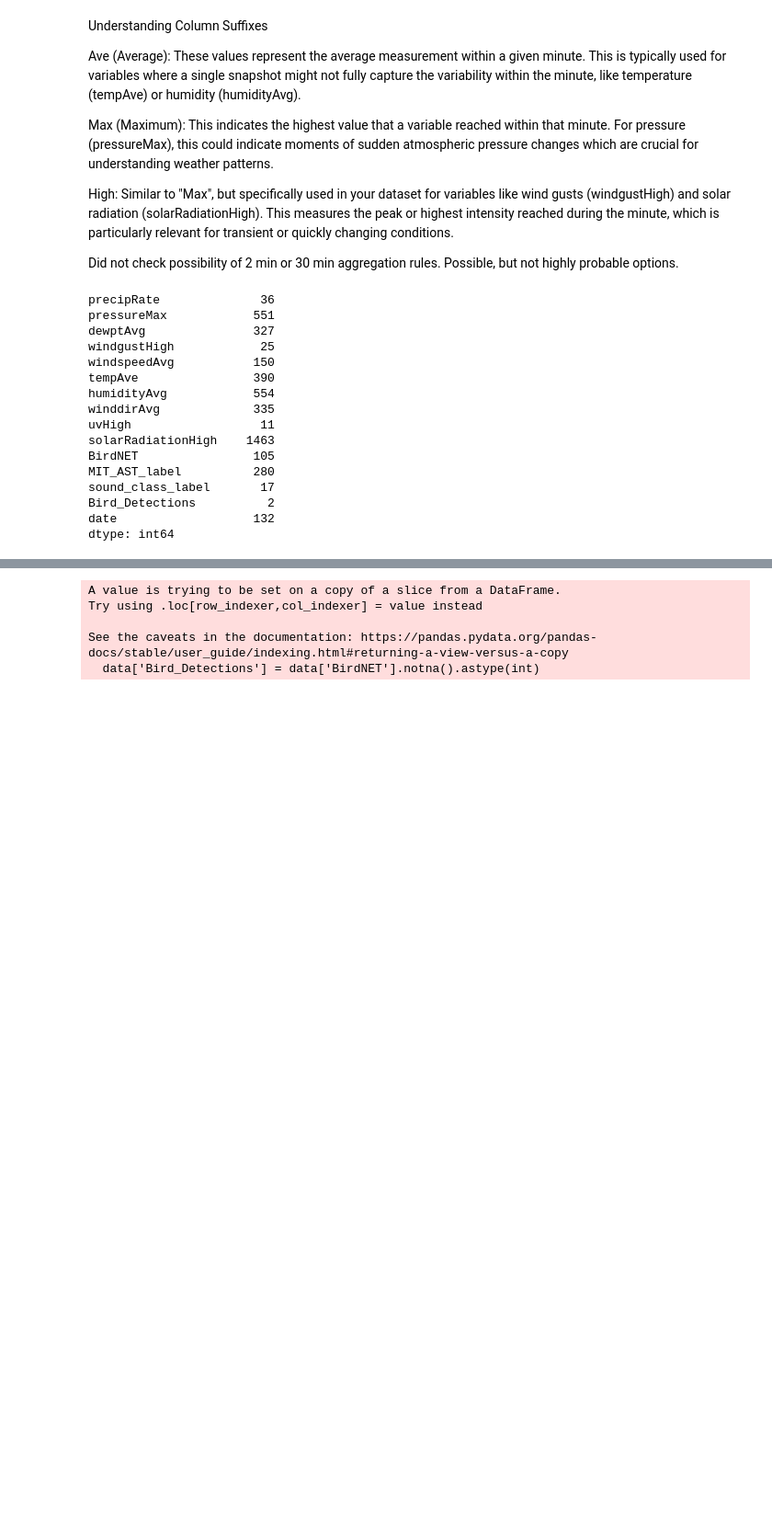
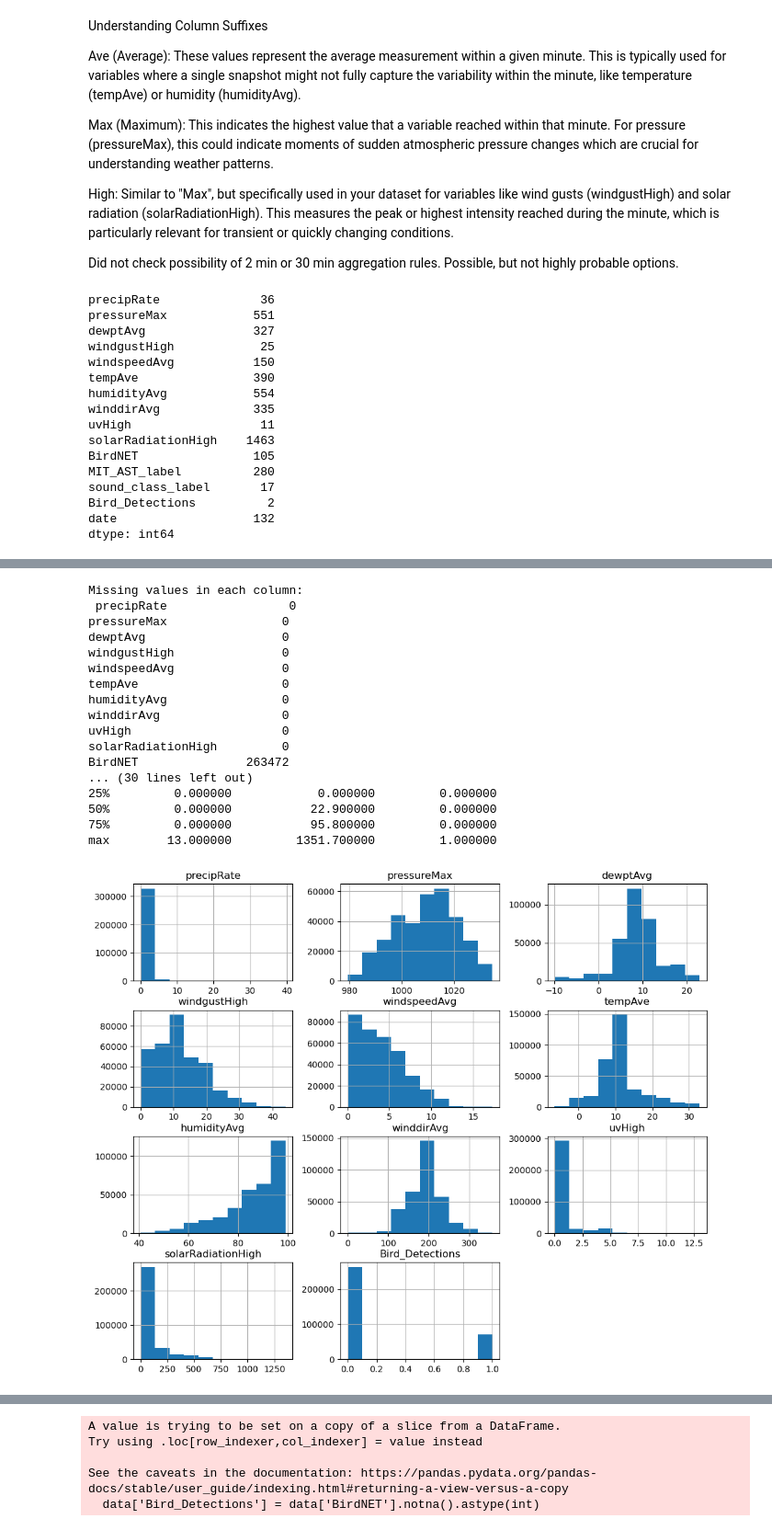
Before and after one commit to Nazar710/BackGardenRecordings, a Jupyter notebook: DataAnalysis/t_tests.ipynb, the cells around one changed output, grey strips where cells are left out. Shown at 92% size. Drawn from its saved outputs; the diff is of its cells as text; code cells hidden in the pictures; blank space fills up the shorter version.

```diff
--- a/DataAnalysis/t_tests.ipynb
+++ b/DataAnalysis/t_tests.ipynb
@@ -179,0 +192,72 @@ def datetime_to_index(data):#  already done inside filter_daytime_data()
+# %%
+import pandas as pd
+import seaborn as sns
+import matplotlib.pyplot as plt
+from scipy.stats import pointbiserialr
+
+# Assuming daytime_data is already loaded
+
+# Check for missing values
+print("Missing values in each column:\n", daytime_data.isnull().sum())
+
+# Summary statistics
+print("Summary statistics:\n", daytime_data.describe())
+
+# Histograms for all continuous variables
+daytime_data.hist(figsize=(12, 10))
+plt.show()
+
+# Create a binary column for bird vocalizations detected
+daytime_data['Bird_Detections'] = daytime_data['BirdNET'].notna().astype(int)
+
+
+
+# Point biserial correlation
+correlations = []
+for var in continuous_vars:
+    corr, p_value = pointbiserialr(daytime_data['Bird_Detections'], daytime_data[var])
+    correlations.append((var, corr))
+    print(f"Correlation between Bird_Detections and {var}: correlation coefficient = {corr}, p-value = {p_value}")
+
+# Create a DataFrame for correlation coefficients
+correlation_df = pd.DataFrame(correlations, columns=['Variable', 'Correlation'])
+
+# Plot the correlation coefficients
+plt.figure(figsize=(10, 6))
+sns.barplot(x='Correlation', y='Variable', data=correlation_df, palette='coolwarm')
+plt.title('Point Biserial Correlation Coefficients')
+plt.xlabel('Correlation Coefficient')
+plt.ylabel('Variable')
+plt.tight_layout()
+
+plt.show()
+
+# Select only numeric columns for the Pearson correlation matrix
+numeric_cols = daytime_data.select_dtypes(include=['number']).columns
+corr_matrix = daytime_data[numeric_cols].corr()
+
+# Heatmap of correlation matrix
+plt.figure(figsize=(10, 8))
+sns.heatmap(corr_matrix, annot=True, cmap='coolwarm', vmin=-1, vmax=1)
+plt.title("Correlation Matrix")
+plt.tight_layout()
+plt.show()
+# %% [output]
+Missing values in each column:
+ precipRate                 0
+pressureMax                0
+dewptAvg                   0
+windgustHigh               0
+windspeedAvg               0
+tempAve                    0
+humidityAvg                0
+winddirAvg                 0
+uvHigh                     0
+solarRadiationHigh         0
+BirdNET               263472
+... (30 lines left out)
+25%         0.000000            0.000000         0.000000
+50%         0.000000           22.900000         0.000000
+75%         0.000000           95.800000         0.000000
+max        13.000000         1351.700000         1.000000
+[figure, added]
```
Also changed, not shown: parts of 6 cells of this notebook, 18 other files.
